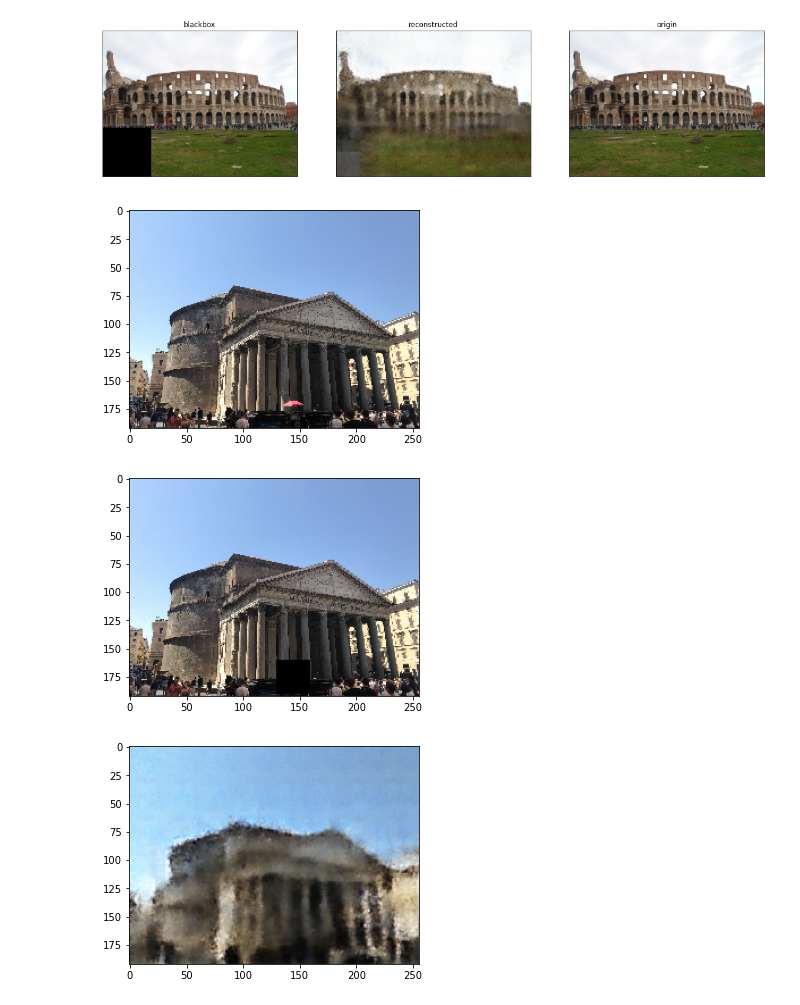
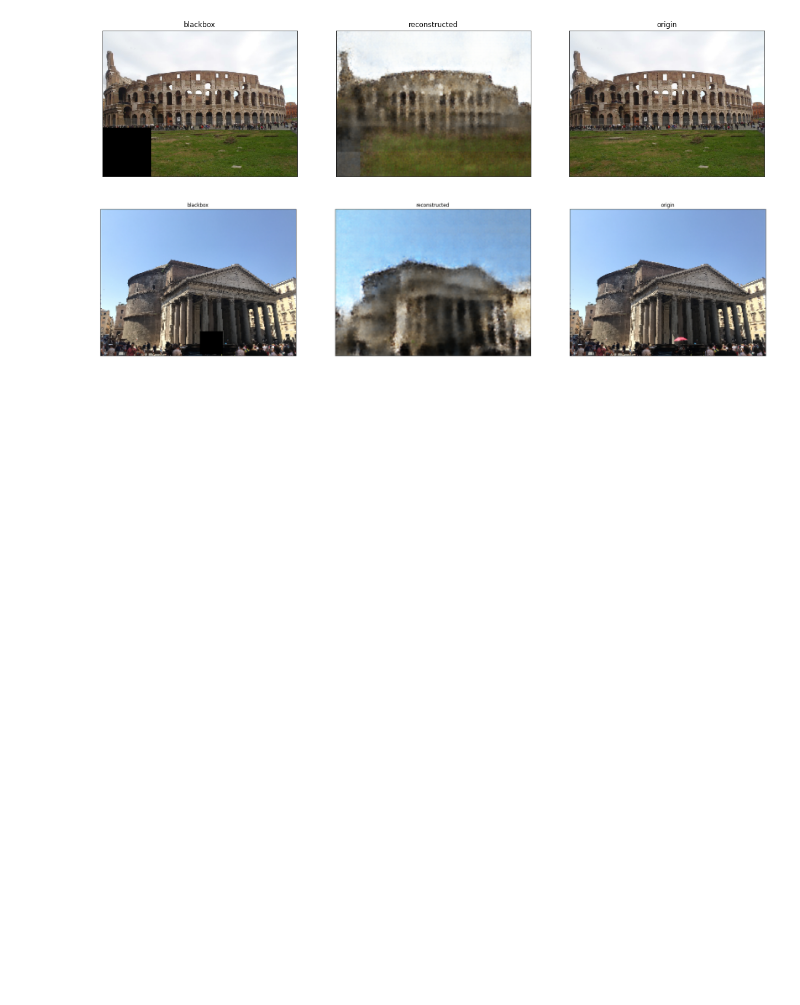
Before and after one commit to seongbae15/PJT_PhotoEraser_Autoencoder, a Jupyter notebook: PhotoEraser_Test1_Autoencoder_v5.ipynb, the cells around one changed output. Saved outputs shown, nothing was run; the diff lists cells and outputs as text; code cells hidden in the pictures; blank space fills up the shorter version.

```diff
--- a/PhotoEraser_Test1_Autoencoder_v5.ipynb
+++ b/PhotoEraser_Test1_Autoencoder_v5.ipynb
@@ -434,16 +434,33 @@ def create_custom_blackbox_img(image, x, y, w, h):
 # %%
 test_image = load_image("./data/autoenc_data/test/IMG_2448.JPG")
 test_image = test_image / 255.
 b_image = create_custom_blackbox_img(test_image, 130, 160, 30, 30)
 
 decoded_img = new_cnv_model(b_image[tf.newaxis,...]).numpy()
+
+plt.figure(figsize=(30, 10))
+# display blackbox
+ax = plt.subplot(1, 3, 1)
+plt.title("blackbox")
+plt.imshow(tf.squeeze(b_image))
+plt.gray()
+ax.get_xaxis().set_visible(False)
+ax.get_yaxis().set_visible(False)
+
+# display reconstruction
+bx = plt.subplot(1, 3, 2)
+plt.title("reconstructed")
+plt.imshow(decoded_img.squeeze())
+plt.gray()
+bx.get_xaxis().set_visible(False)
+bx.get_yaxis().set_visible(False)
+
+# display origin
+cx = plt.subplot(1, 3, 3)
+plt.title("origin")
 plt.imshow(test_image)
-plt.show()
-plt.imshow(b_image)
-plt.show()
-plt.imshow(decoded_img.squeeze())
-plt.show()
+plt.gray()
+cx.get_xaxis().set_visible(False)
+cx.get_yaxis().set_visible(False)
 # %% [output]
-[figure, old version]
+[figure, new version]
-[figure, removed]
-[figure, removed]
```
